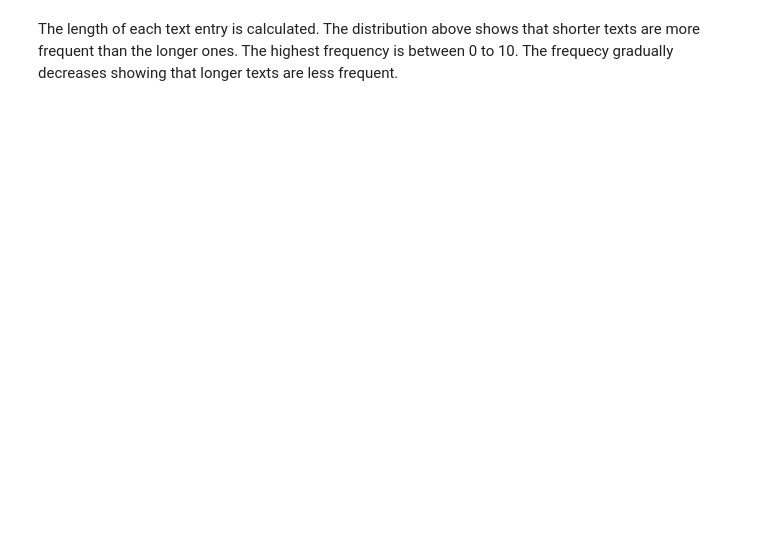
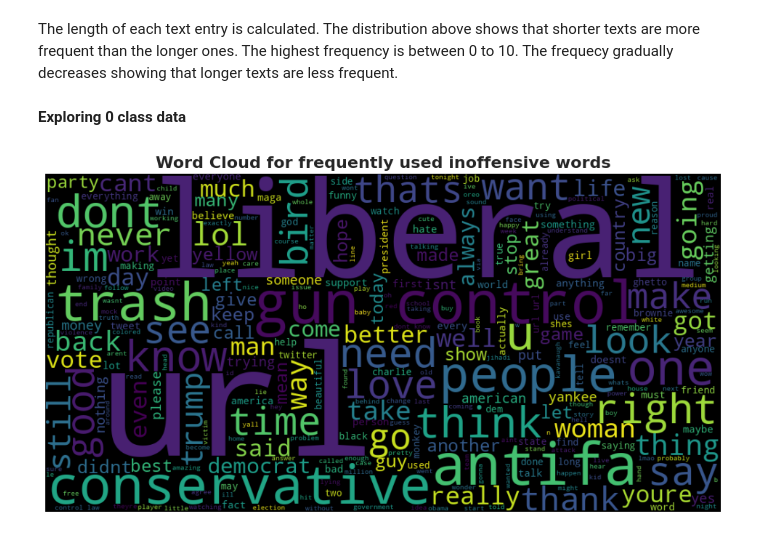
Before and after one commit to sumanapalle065/LLM-Assign3, a Jupyter notebook: LLM_Assign3.ipynb, the cells around one changed output. Drawn from its saved outputs; the diff is of its cells as text; code cells hidden in the pictures; blank space fills up the shorter version.

Commit message:
Exploring 0 classdata

```diff
--- a/LLM_Assign3.ipynb
+++ b/LLM_Assign3.ipynb
@@ -194,2 +196,32 @@ llm_mtplot.show()
 # %% [markdown]
 The length of each text entry is calculated. The distribution above shows that shorter texts are more frequent than the longer ones. The highest frequency is between 0 to 10. The frequecy gradually decreases showing that longer texts are less frequent.
+# %% [markdown]
+**Exploring 0 class data**
+# %%
+from wordcloud import WordCloud as Wcloud
+
+# Filter the DataFrame for label 0
+offend_label_0_text = llm_offendata[llm_offendata['label'] == 0]['text']
+
+# Concatenate all text data for label 0 into one string
+all_text_label_0 = ' '.join(offend_label_0_text)
+
+# Generate the word cloud with additional styling for label 0
+label_0_wordcloud = Wcloud(
+    width=1000,
+    height=500,
+    colormap='viridis',
+    max_words=300,
+    contour_color='black',
+    contour_width=1,
+    random_state=42
+).generate(all_text_label_0)
+
+# Plot the word cloud
+llm_mtplot.figure(figsize=(12, 8))
+llm_mtplot.imshow(label_0_wordcloud, interpolation='bilinear')
+llm_mtplot.axis('off')
+llm_mtplot.title('Word Cloud for frequently used inoffensive words', fontsize=16, weight='bold')
+llm_mtplot.show()
+# %% [output]
+[figure, added]
```
Also changed, not shown: parts of 6 cells of this notebook.
